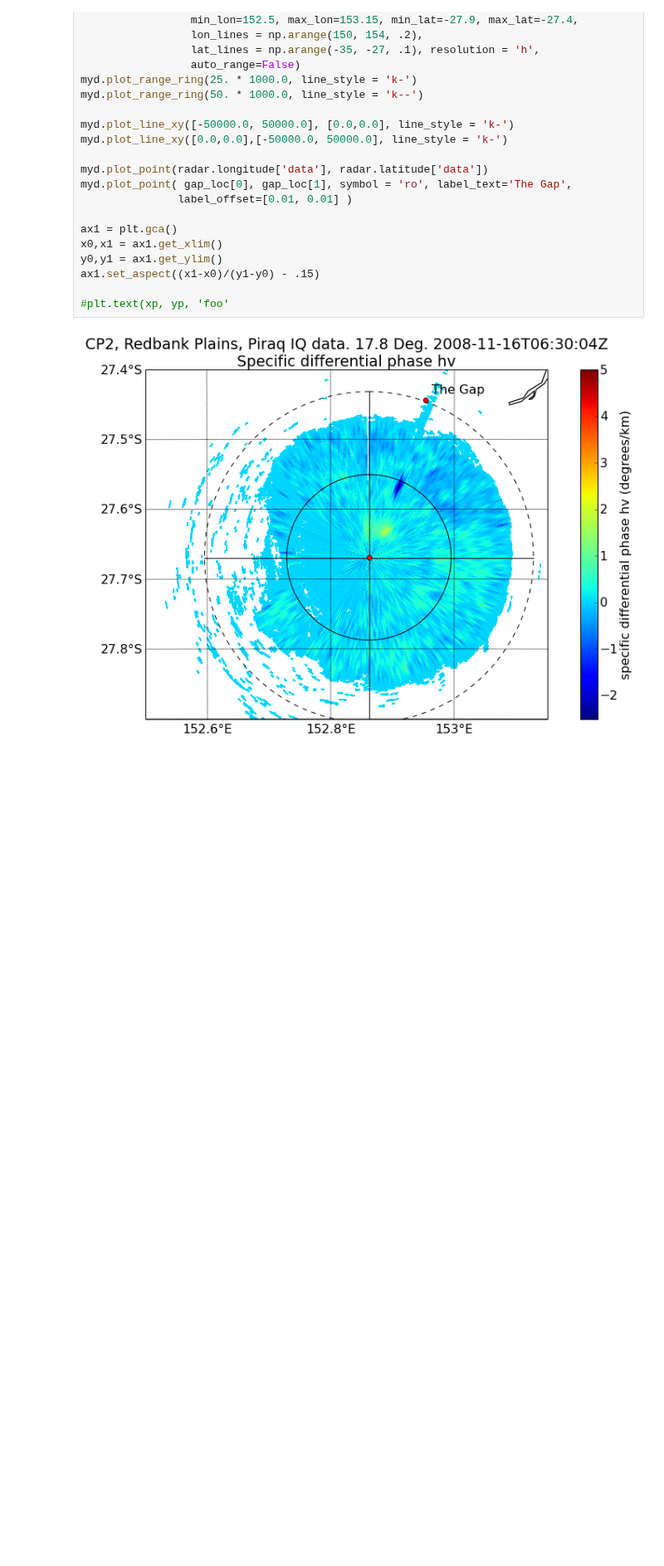
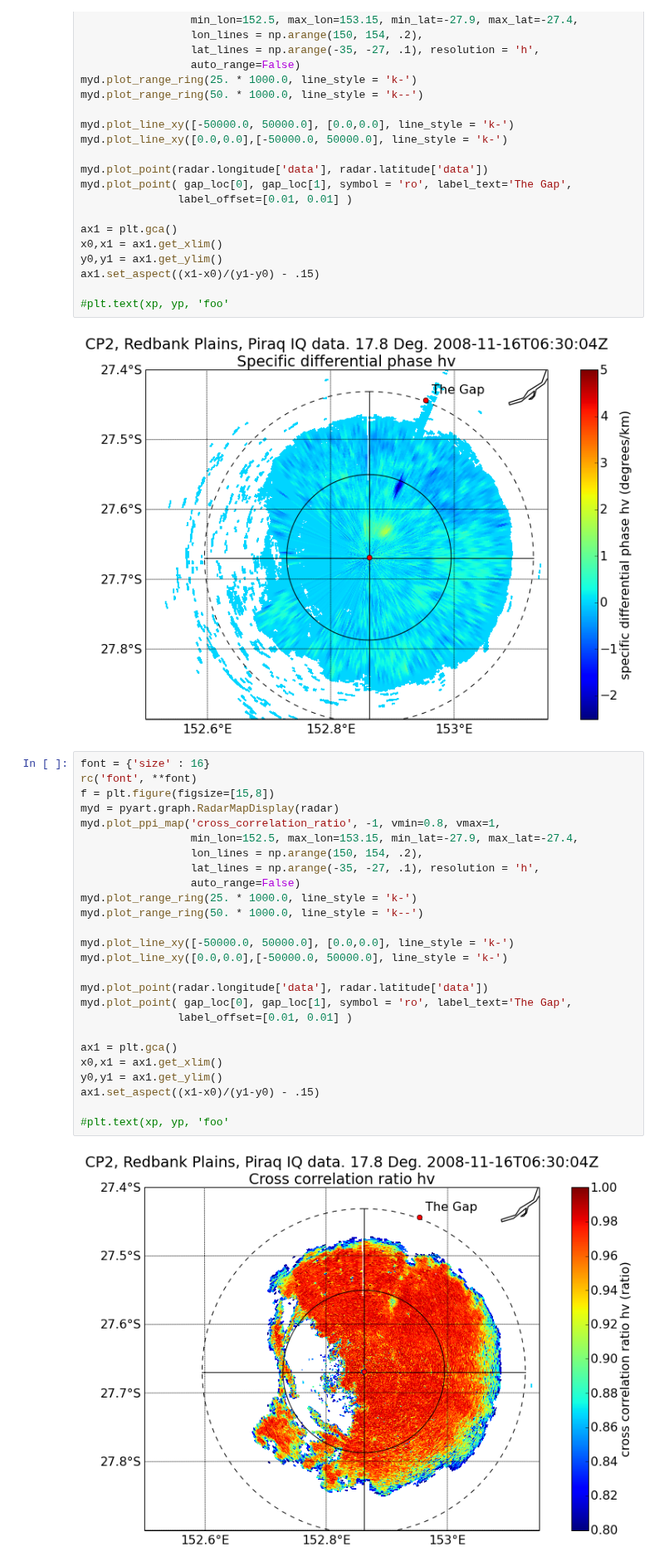
Before and after one commit to scollis/notebooks, a Jupyter notebook: gap_anal/Gap storm ZDR and KDP in hail.ipynb, the cells around one changed output. Shown at 83% size. Drawn from its saved outputs; the diff is of its cells as text; blank space fills up the shorter version.

```diff
--- a/gap_anal/Gap storm ZDR and KDP in hail.ipynb
+++ b/gap_anal/Gap storm ZDR and KDP in hail.ipynb
@@ -71,3 +71,31 @@ ax1.set_aspect((x1-x0)/(y1-y0) - .15)
 #plt.text(xp, yp, 'foo'
 # %% [output]
 [figure]
+# %%
+font = {'size' : 16}
+rc('font', **font)
+f = plt.figure(figsize=[15,8])
+myd = pyart.graph.RadarMapDisplay(radar)
+myd.plot_ppi_map('cross_correlation_ratio', -1, vmin=0.8, vmax=1,
+                 min_lon=152.5, max_lon=153.15, min_lat=-27.9, max_lat=-27.4,
+                 lon_lines = np.arange(150, 154, .2),
+                 lat_lines = np.arange(-35, -27, .1), resolution = 'h',
+                 auto_range=False)
+myd.plot_range_ring(25. * 1000.0, line_style = 'k-')
+myd.plot_range_ring(50. * 1000.0, line_style = 'k--')
+
+myd.plot_line_xy([-50000.0, 50000.0], [0.0,0.0], line_style = 'k-')
+myd.plot_line_xy([0.0,0.0],[-50000.0, 50000.0], line_style = 'k-')
+
+myd.plot_point(radar.longitude['data'], radar.latitude['data'])
+myd.plot_point( gap_loc[0], gap_loc[1], symbol = 'ro', label_text='The Gap',
+               label_offset=[0.01, 0.01] )
+
+ax1 = plt.gca()
+x0,x1 = ax1.get_xlim()
+y0,y1 = ax1.get_ylim()
+ax1.set_aspect((x1-x0)/(y1-y0) - .15)
+
+#plt.text(xp, yp, 'foo'
+# %% [output]
+[figure, added]
```
